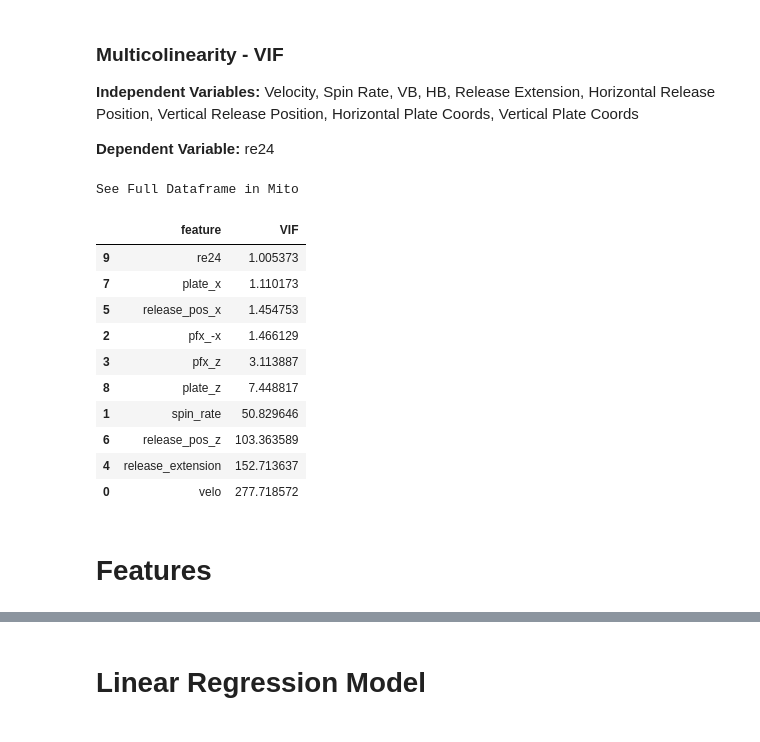
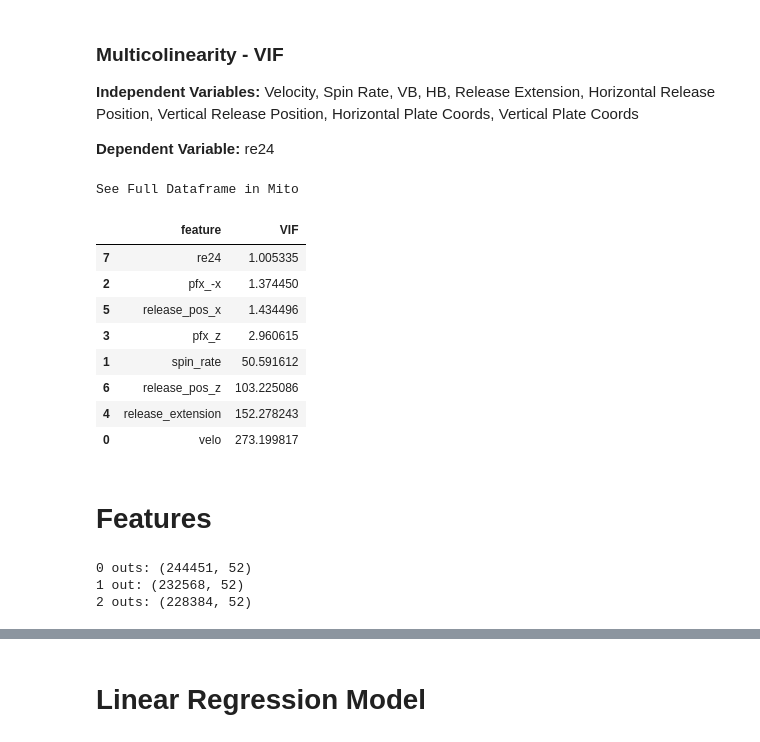
Before and after one commit to anthonyzurke/pitch-model, a Jupyter notebook: notebooks/model-qitch-quality.ipynb, the cells around one changed output, grey strips where cells are left out. Cells and saved outputs as stored; diff of their text form; code cells hidden in the pictures.

```diff
--- a/notebooks/model-qitch-quality.ipynb
+++ b/notebooks/model-qitch-quality.ipynb
@@ -37,6 +37,21 @@ data = pd.read_csv('../data/model-pitches.csv', index_col = [0])
 data.dropna(subset = ['pitch_type', 'velo', 'spin_rate', 'pfx_-x',
                       'release_extension', 'delta_run_exp'], inplace = True)
 
+data['inning_topbot'] = data.inning_topbot.map({'Top': 0, 'Bot': 1})
+data['on_1b'] = [1 if x > 1 else 0 for x in data['on_1b']]
+data['on_2b'] = [1 if x > 1 else 0 for x in data['on_2b']]
+data['on_3b'] = [1 if x > 1 else 0 for x in data['on_3b']]
+
+data['home_runs'] = data['post_home_score'] - data['home_score']
+data['away_runs'] = data['post_away_score'] - data['away_score']
+data['runs'] = data['home_runs'] + data['away_runs']
+
+re = pd.read_csv('../data/run_expectancy_table.csv', index_col = [0])
+data = pd.merge(data, re, how = 'left', on = ['on_1b', 'on_2b', 'on_3b', 'outs_when_up'])
+
+data['re_end_state'] = data['delta_run_exp'] + data['re']
+data['re24'] = data['re_end_state'] - data['re'] + data['runs']
+
 pd.set_option('max_columns', None)
 print(data.shape)
 data.head(5)
@@ -86,9 +66,0 @@ print('2 outs:', two_outs.shape)
-# %%
-re = pd.read_csv('../data/run_expectancy_table.csv', index_col = [0])
-data = pd.merge(data, re, how = 'left', on = ['on_1b', 'on_2b', 'on_3b', 'outs_when_up'])
-
-data['re_end_state'] = data['delta_run_exp'] + data['re']
-data['re24'] = data['delta_run_exp'] + data['runs']
-
-print(data.shape)
-data.head()
@@ -110,31 +73,41 @@ See Full Dataframe in Mito
 **Dependent Variable:** re24
 # %%
 features = data[['velo', 'spin_rate', 'pfx_-x', 'pfx_z', 'release_extension',
-                 'release_pos_x', 'release_pos_z', 'plate_x', 'plate_z', 're24',
+                 'release_pos_x', 'release_pos_z', 're24',
                  'pitch_type', 'p_throws', 'stand']]
+# 'plate_x', 'plate_z',
 features_vif = features.select_dtypes([np.number])
 vif_data = pd.DataFrame()
 vif_data["feature"] = features_vif.columns
 
 vif_data["VIF"] = [variance_inflation_factor(features_vif.values, i)
                    for i in range(len(features_vif.columns))]
 
 vif_data.sort_values(by = 'VIF').head(10)
 # %% [output]
 See Full Dataframe in Mito
 |  | feature | VIF |
-| 9 | re24 | 1.005373 |
-| 7 | plate_x | 1.110173 |
-| 5 | release_pos_x | 1.454753 |
-| 2 | pfx_-x | 1.466129 |
-| 3 | pfx_z | 3.113887 |
-| 8 | plate_z | 7.448817 |
-| 1 | spin_rate | 50.829646 |
-| 6 | release_pos_z | 103.363589 |
-| 4 | release_extension | 152.713637 |
-| 0 | velo | 277.718572 |
+| 7 | re24 | 1.005335 |
+| 2 | pfx_-x | 1.374450 |
+| 5 | release_pos_x | 1.434496 |
+| 3 | pfx_z | 2.960615 |
+| 1 | spin_rate | 50.591612 |
+| 6 | release_pos_z | 103.225086 |
+| 4 | release_extension | 152.278243 |
+| 0 | velo | 273.199817 |
 # %% [markdown]
 # Features
+# %%
+zero_outs = data.loc[data['outs_when_up'] == 0]
+print('0 outs:', zero_outs.shape)
+one_out = data.loc[data['outs_when_up'] == 1]
+print('1 out:', one_out.shape)
+two_outs = data.loc[data['outs_when_up'] == 2]
+print('2 outs:', two_outs.shape)
+# %% [output]
+0 outs: (244451, 52)
+1 out: (232568, 52)
+2 outs: (228384, 52)
 # %%
 ff = features.loc[features['pitch_type'] == 'FF']
 fc = features.loc[features['pitch_type'] == 'FC']
```
Also changed, not shown: parts of 21 cells of this notebook.
